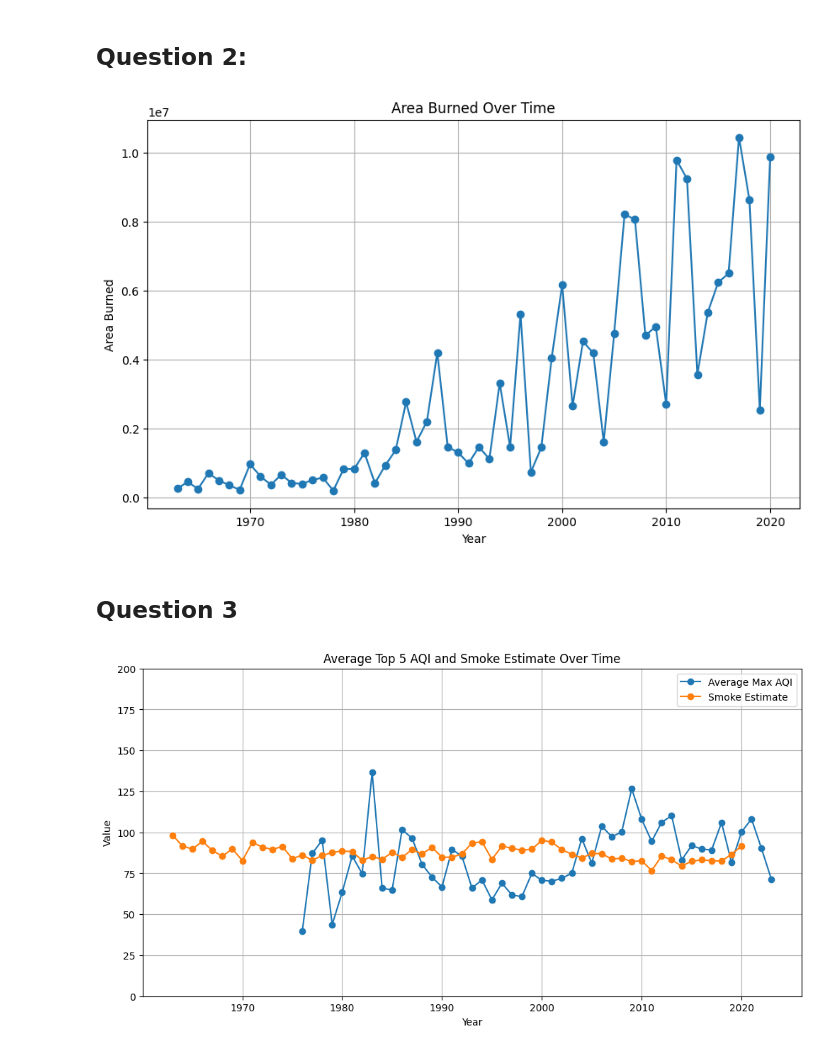
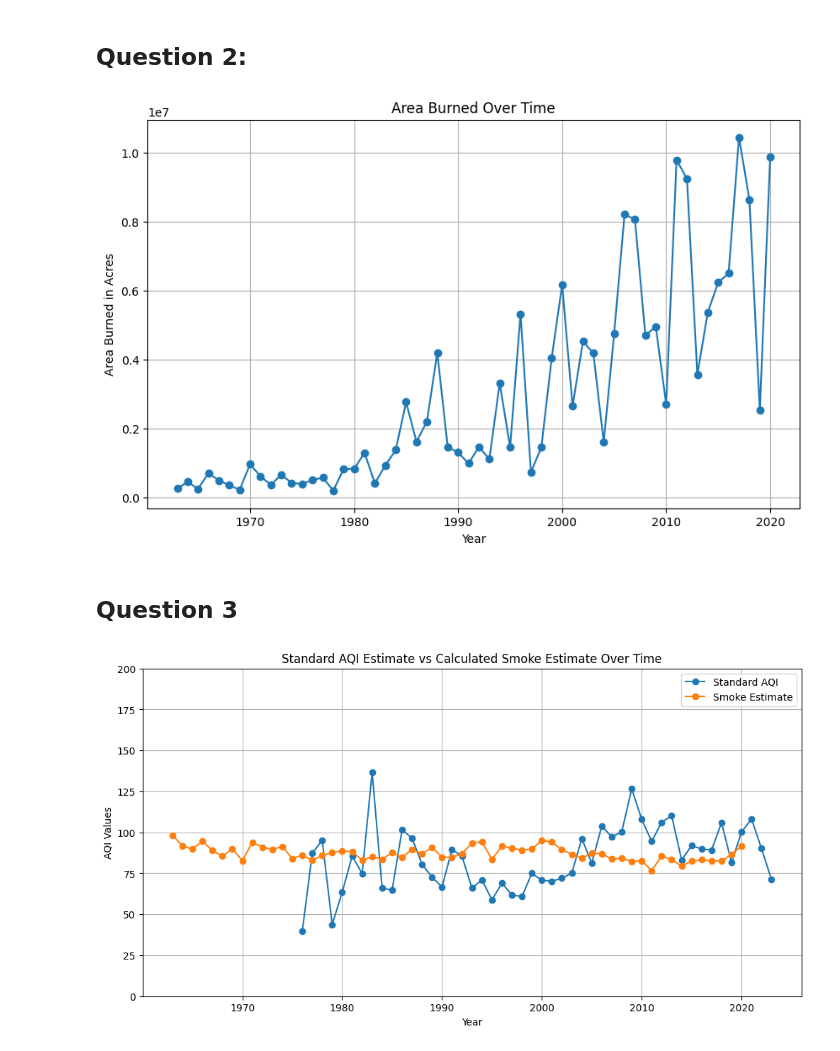
Before and after one commit to aadityarock2000/data-512-project, a Jupyter notebook: src/Visualizations.ipynb, the cells around one changed output. Drawn from its saved outputs; the diff is of its cells as text; code cells hidden in the pictures.

```diff
--- a/src/Visualizations.ipynb
+++ b/src/Visualizations.ipynb
@@ -57,7 +57,7 @@ plt.figure(figsize=(10, 6))
 plt.plot(years, values, marker='o', linestyle='-')
 plt.title('Area Burned Over Time')
 plt.xlabel('Year')
-plt.ylabel('Area Burned')
+plt.ylabel('Area Burned in Acres')
 plt.grid(True)
 
 # Show the plot
@@ -66,7 +66,7 @@ plt.grid(True)
 # Save the plot as a PNG image
 plt.savefig('Question2.png')
 # %% [output]
-[figure, old version]
+[figure, new version]
 # %% [markdown]
 ## Question 3
 # %%
@@ -79,34 +79,34 @@ average_top_5_aqi['Year'] = pd.to_datetime(average_top_5_aqi['Year'], format='%Y
 average_smoke_area_distance_estimate['Year'] = pd.to_datetime(average_smoke_area_distance_estimate['Year'], format='%Y')
 
 # Set 'Year' as the index
 average_top_5_aqi.set_index('Year', inplace=True)
 
 # Set 'Year' as the index for the second DataFrame
 average_smoke_area_distance_estimate.set_index('Year', inplace=True)
 
 # Create a figure for both plots
 plt.figure(figsize=(12, 6))
 
 # Plot the first graph
-plt.plot(average_top_5_aqi.index, average_top_5_aqi['Max AQI'], marker='o', linestyle='-', label='Average Max AQI')
+plt.plot(average_top_5_aqi.index, average_top_5_aqi['Max AQI'], marker='o', linestyle='-', label='Standard AQI')
 
 # Plot the second graph on the same plot
 plt.plot(average_smoke_area_distance_estimate.index, average_smoke_area_distance_estimate['Smoke Estimate'], marker='o', linestyle='-', label='Smoke Estimate')
 
 # Set titles and labels
-plt.title('Average Top 5 AQI and Smoke Estimate Over Time')
+plt.title('Standard AQI Estimate vs Calculated Smoke Estimate Over Time')
 plt.xlabel('Year')
-plt.ylabel('Value')
+plt.ylabel('AQI Values')
 
 # Display legend
 plt.legend()
 plt.ylim(0, 200)
 
 # Display the plot
 plt.grid(True)
 # plt.show()
 
 # Save the plot as a PNG image
 plt.savefig('Question3.png')
 # %% [output]
-[figure, old version]
+[figure, new version]
```
Also changed, not shown: 1 other file.
